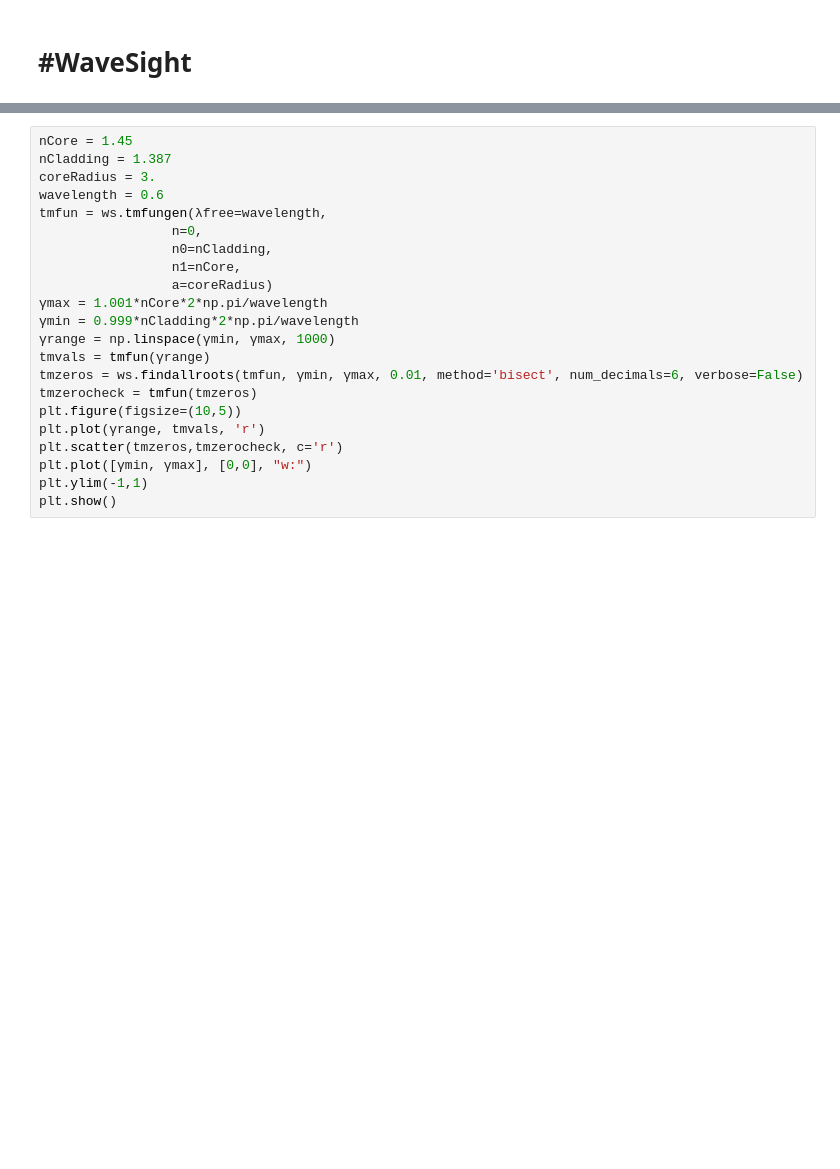
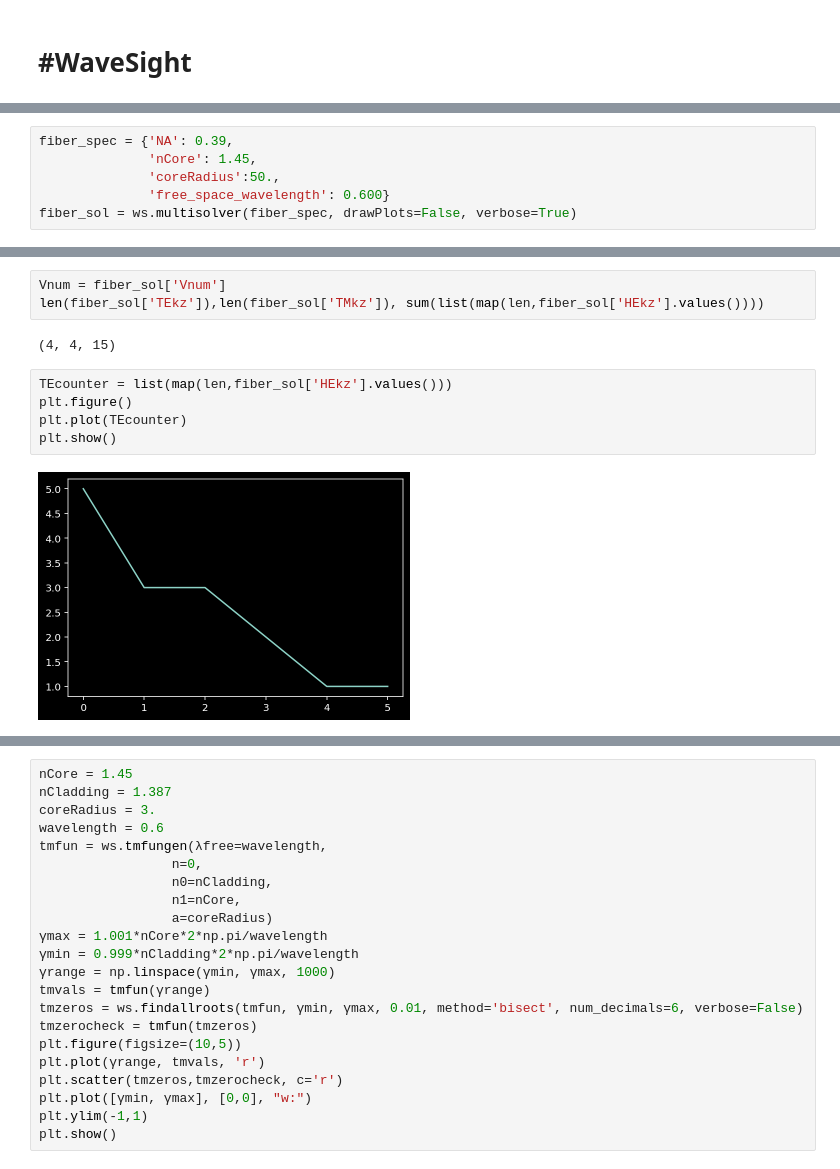
Before and after one commit to zia-lab/wavesight, a Jupyter notebook: wavesight.ipynb, the cells around one changed output, grey strips where cells are left out. Cells and saved outputs as stored; diff of their text form; blank space fills up the shorter version.

```diff
--- a/wavesight.ipynb
+++ b/wavesight.ipynb
@@ -15,0 +48,6 @@ The autoreload extension is already loaded. To reload it, use:
+# %%
+fiber_spec = {'NA': 0.39,
+              'nCore': 1.45,
+              'coreRadius':50.,
+              'free_space_wavelength': 0.600}
+fiber_sol = ws.multisolver(fiber_spec, drawPlots=False, verbose=True)
@@ -15,0 +67,12 @@ The autoreload extension is already loaded. To reload it, use:
+# %%
+Vnum = fiber_sol['Vnum']
+len(fiber_sol['TEkz']),len(fiber_sol['TMkz']), sum(list(map(len,fiber_sol['HEkz'].values())))
+# %% [output]
+(4, 4, 15)
+# %%
+TEcounter = list(map(len,fiber_sol['HEkz'].values()))
+plt.figure()
+plt.plot(TEcounter)
+plt.show()
+# %% [output]
+[figure, added]
```
Also changed, not shown: parts of 17 cells of this notebook, 3 other files.
